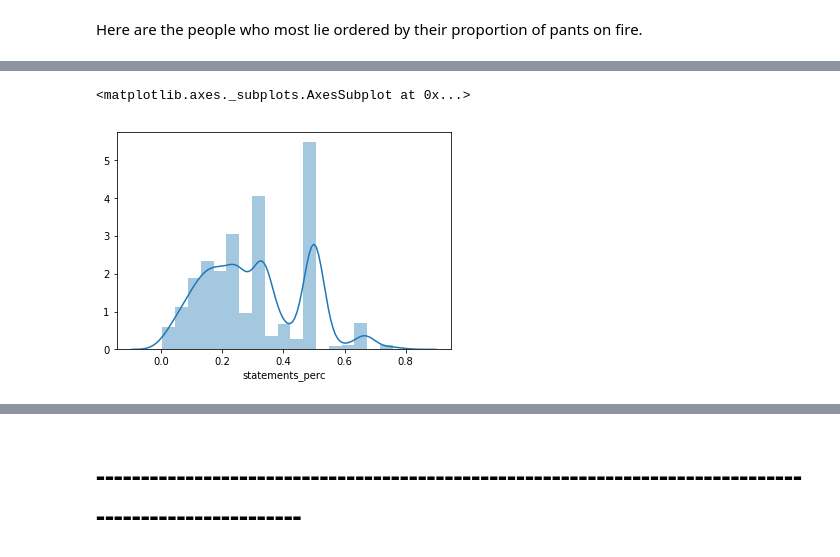
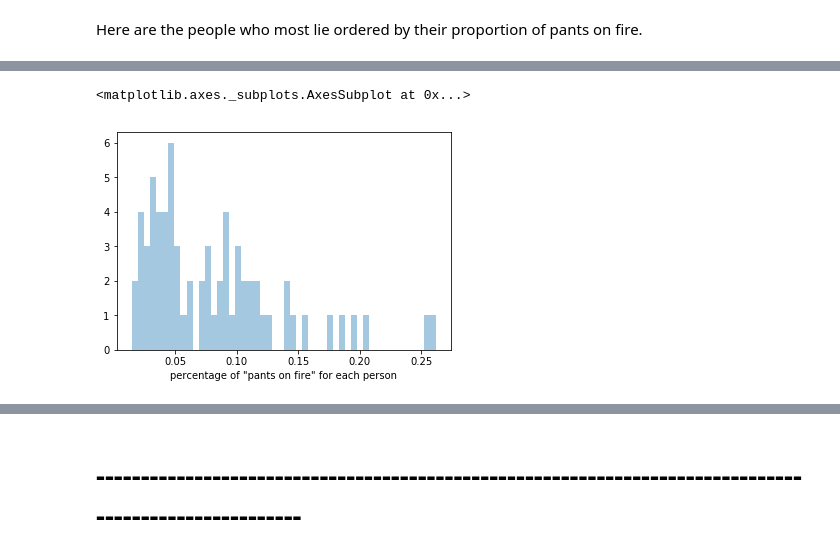
Before and after one commit to ExploringLies/lies-have-short-legs, a Jupyter notebook: notebooks/AnalyseDataset.ipynb, the cells around one changed output, grey strips where cells are left out. Drawn from its saved outputs; the diff is of its cells as text; code cells hidden in the pictures.

Commit message:
Bad guys have pants on fire

```diff
--- a/notebooks/AnalyseDataset.ipynb
+++ b/notebooks/AnalyseDataset.ipynb
@@ -165,0 +150,2 @@ statement_percentage_cleaned.sample(5)
+# %%
+statement_percentage_cleaned = statement_percentage.loc[statement_percentage['label']=='pants-fire'].sort_values(by='statements_perc', ascending=False)
@@ -165,0 +171,3 @@ statement_percentage_cleaned.sample(5)
+# %%
+statement_percentage_cleaned = statement_percentage_cleaned.loc[statement_percentage_cleaned['0_y']>1]
+statement_percentage_cleaned.head(10)
@@ -167,8 +187,8 @@ statement_percentage_cleaned.sample(5)
 %matplotlib inline
 #statement_percentage_cleaned.plot(kind='scatter' y='statements_perc')
 import seaborn as sns
-# %%
-sns.distplot(statement_percentage_cleaned.statements_perc)
-# %% [output]
-<matplotlib.axes._subplots.AxesSubplot at 0x...>
-[figure, removed]
+# %%
+sns.distplot(statement_percentage_cleaned.statements_perc, bins=50, kde=False, axlabel='percentage of "pants on fire" for each person')
+# %% [output]
+<matplotlib.axes._subplots.AxesSubplot at 0x...>
+[figure, added]
```
Also changed, not shown: parts of 44 cells of this notebook.
